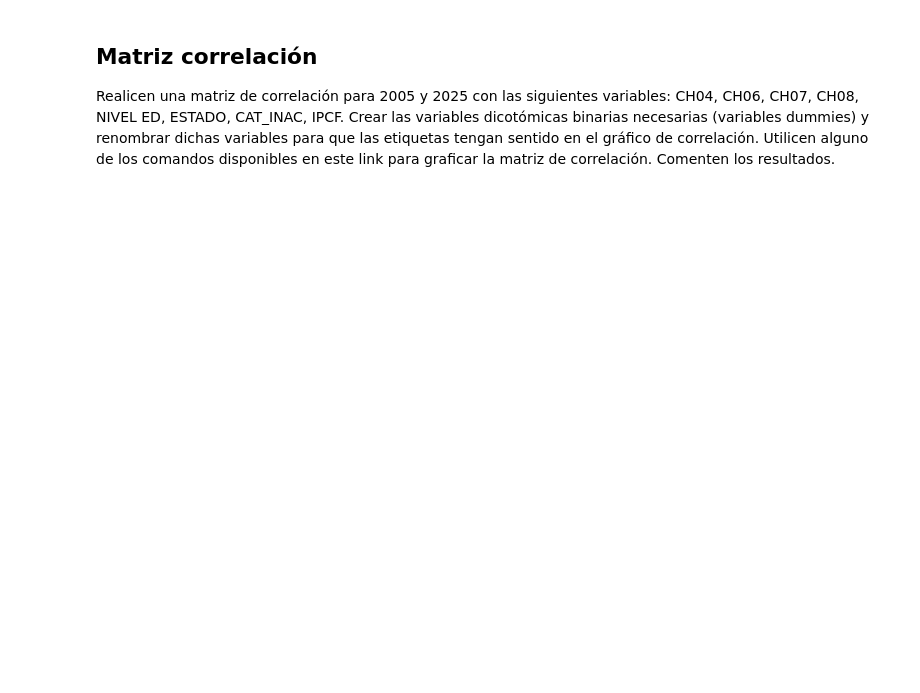
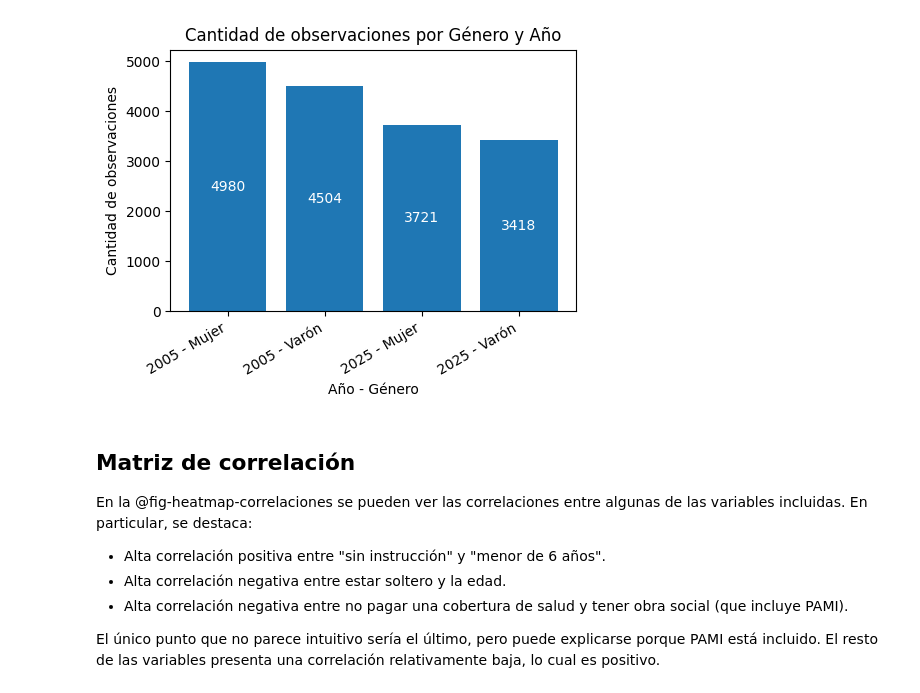
Before and after one commit to mcargnel/Big-Data-UBA-Grupo-09, a Jupyter notebook: TP1/TP1_Grupo_001.ipynb, the cells around one changed output. Drawn from its saved outputs; the diff is of its cells as text; code cells hidden in the pictures; blank space fills up the shorter version.

```diff
--- a/TP1/TP1_Grupo_001.ipynb
+++ b/TP1/TP1_Grupo_001.ipynb
@@ -142,4 +217,43 @@ memory usage: 1.8+ MB
+# %%
+#| label: fig-obs-sexo
+#| tbl-cap: Cantidad de observaciones por sexo.
+#| echo: false
+#| include: true
+#| fig-width: 2
+#| fig-height: 1.5
+
+fig, ax = plt.subplots(figsize=(5, 4))
+
+counts = df_total[['ano4', 'ch04']].value_counts().sort_index()
+labels = [f"{int(year)} - {sexo}" for year, sexo in counts.index]
+
+bars = ax.bar(labels, counts.values)
+ax.set_title("Cantidad de observaciones por Género y Año")
+ax.set_xlabel('Año - Género')
+ax.set_ylabel('Cantidad de observaciones')
+ax.set_xticks(range(len(labels)))
+ax.set_xticklabels(labels, rotation=30, ha='right')
+
+# Agregar etiquetas dentro de las barras
+for bar in bars:
+    height = bar.get_height()
+    ax.text(
+        bar.get_x() + bar.get_width() / 2,
+        height / 2,
+        f'{int(height)}',
+        ha='center', va='center', color='white'
+    )
+
+plt.tight_layout()
+plt.show()
+# %% [output]
+[figure, added]
 # %% [markdown]
-## Matriz correlación
+## Matriz de correlación
+En la @fig-heatmap-correlaciones se pueden ver las correlaciones entre algunas de las variables incluidas. En particular, se destaca:
 
-Realicen una matriz de correlación para 2005 y 2025 con las siguientes variables: CH04, CH06, CH07, CH08, NIVEL ED, ESTADO, CAT_INAC, IPCF. Crear las variables dicotómicas binarias necesarias (variables dummies) y renombrar dichas variables para que las etiquetas tengan sentido en el gráfico de correlación. Utilicen alguno de los comandos disponibles en este link para graficar la matriz de correlación. Comenten los resultados.
+- Alta correlación positiva entre "sin instrucción" y "menor de 6 años".
+- Alta correlación negativa entre estar soltero y la edad.
+- Alta correlación negativa entre no pagar una cobertura de salud y tener obra social (que incluye PAMI).
+
+El único punto que no parece intuitivo sería el último, pero puede explicarse porque PAMI está incluido. El resto de las variables presenta una correlación relativamente baja, lo cual es positivo.
```
Also changed, not shown: parts of 58 cells of this notebook, 1 other file.
